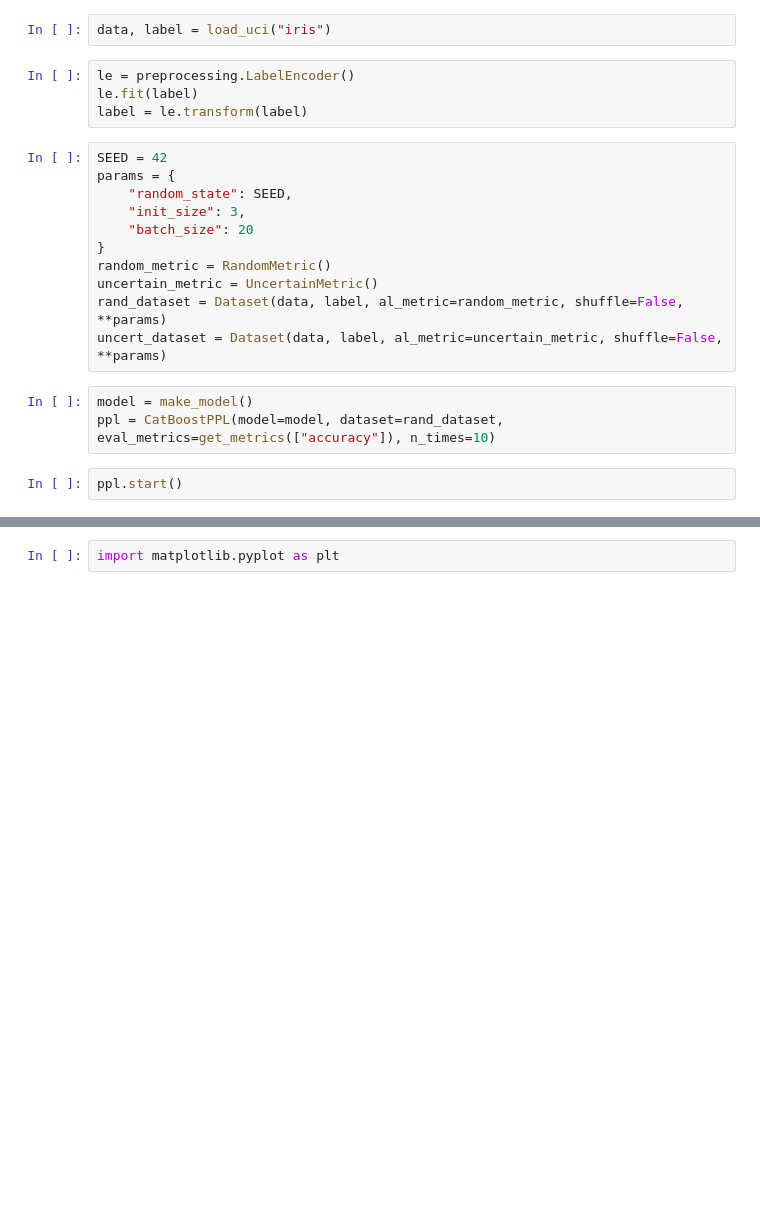
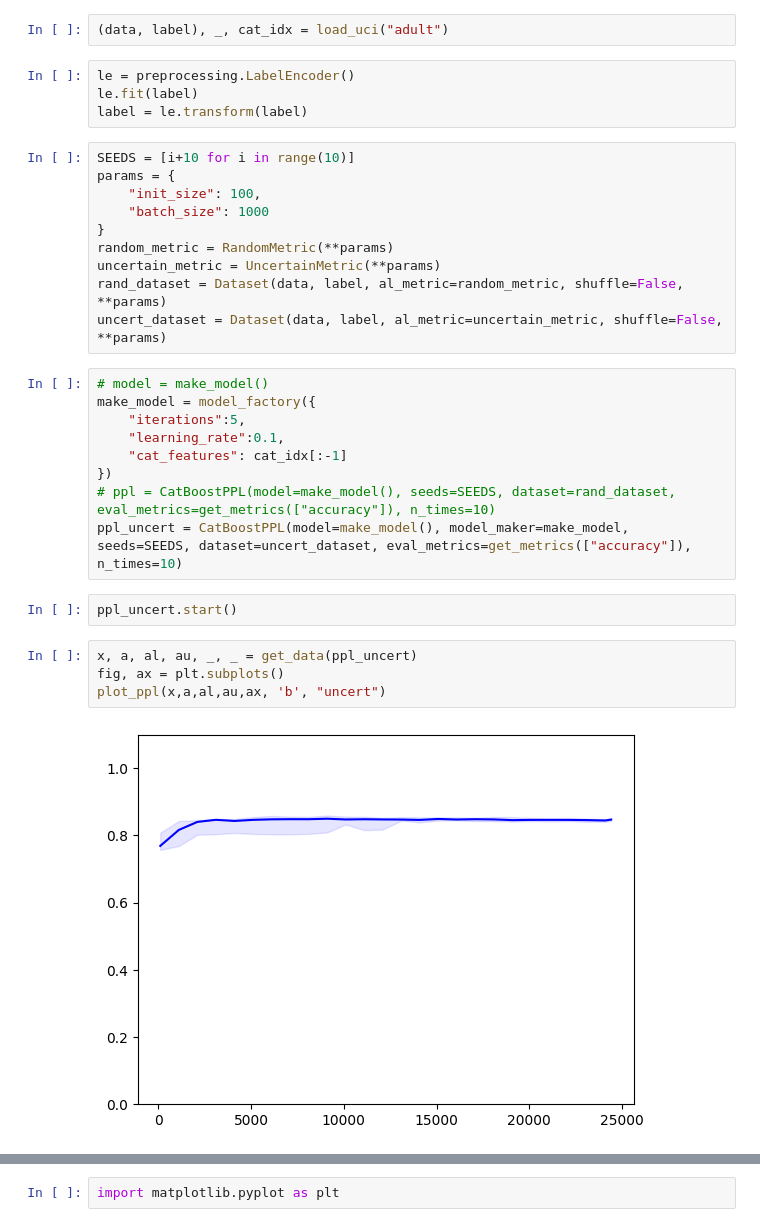
Before and after one commit to Jecosine/CatBoostPlayground, a Jupyter notebook: examples/run_pipeline.ipynb, the cells around one changed output, grey strips where cells are left out. Drawn from its saved outputs; the diff is of its cells as text; blank space fills up the shorter version.

Commit message:
feat: update plotting

```diff
--- a/examples/run_pipeline.ipynb
+++ b/examples/run_pipeline.ipynb
@@ -49,22 +66,33 @@ print(len(uci_db))
 # %%
-data, label = load_uci("iris")
+(data, label), _, cat_idx = load_uci("adult")
 # %%
 le = preprocessing.LabelEncoder()
 le.fit(label)
 label = le.transform(label)
 # %%
-SEED = 42
+SEEDS = [i+10 for i in range(10)]
 params = {
-    "random_state": SEED,
-    "init_size": 3,
-    "batch_size": 20
+    "init_size": 100,
+    "batch_size": 1000
 }
-random_metric = RandomMetric()
-uncertain_metric = UncertainMetric()
+random_metric = RandomMetric(**params)
+uncertain_metric = UncertainMetric(**params)
 rand_dataset = Dataset(data, label, al_metric=random_metric, shuffle=False, **params)
 uncert_dataset = Dataset(data, label, al_metric=uncertain_metric, shuffle=False, **params)
 # %%
-model = make_model()
-ppl = CatBoostPPL(model=model, dataset=rand_dataset, eval_metrics=get_metrics(["accuracy"]), n_times=10)
+# model = make_model()
+make_model = model_factory({
+    "iterations":5,
+    "learning_rate":0.1,
+    "cat_features": cat_idx[:-1]
+})
+# ppl = CatBoostPPL(model=make_model(), seeds=SEEDS, dataset=rand_dataset, eval_metrics=get_metrics(["accuracy"]), n_times=10)
+ppl_uncert = CatBoostPPL(model=make_model(), model_maker=make_model, seeds=SEEDS, dataset=uncert_dataset, eval_metrics=get_metrics(["accuracy"]), n_times=10)
-# %%
-ppl.start()
+# %%
+ppl_uncert.start()
+# %%
+x, a, al, au, _, _ = get_data(ppl_uncert)
+fig, ax = plt.subplots()
+plot_ppl(x,a,al,au,ax, 'b', "uncert")
+# %% [output]
+[figure, added]
```
Also changed, not shown: parts of 15 cells of this notebook, 15 other files.
